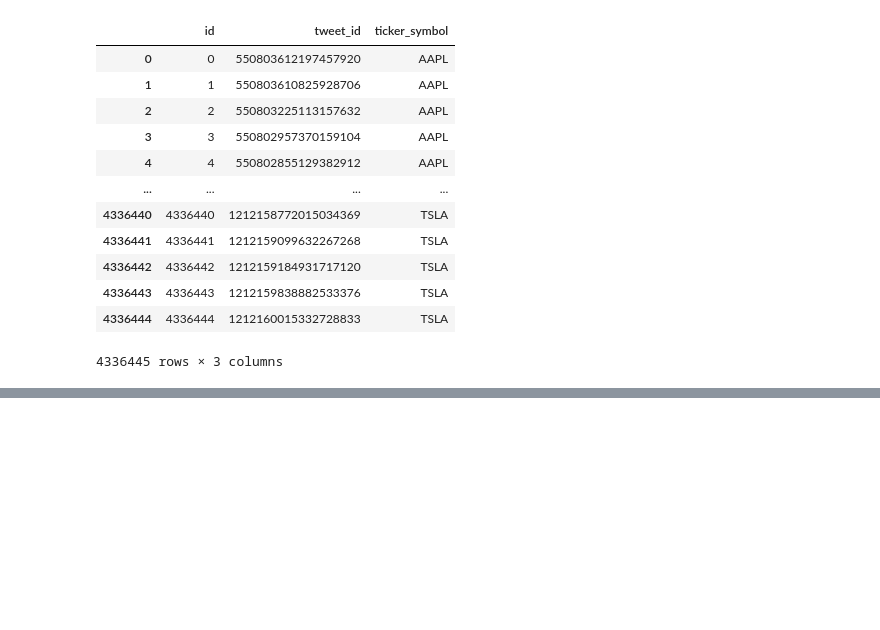
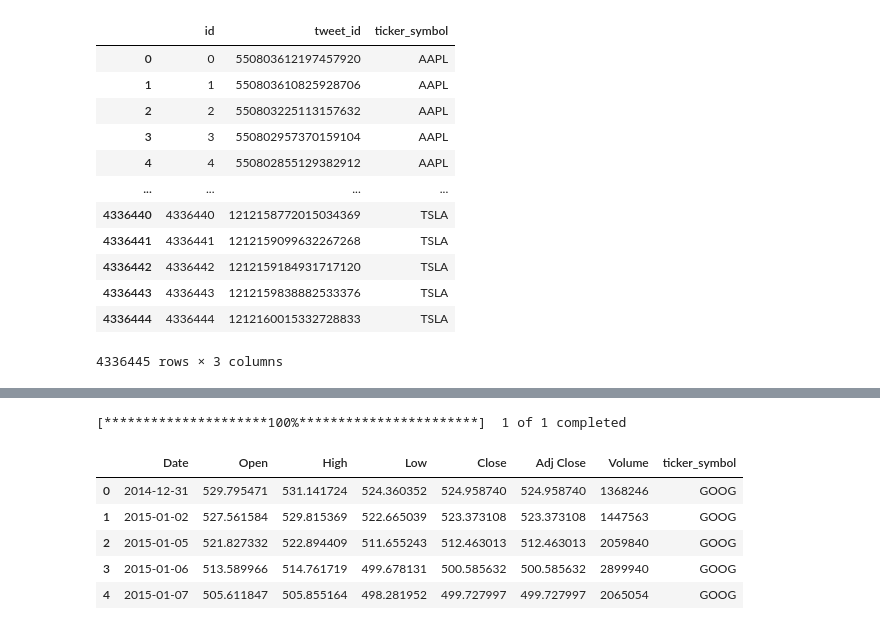
Before and after one commit to ambervanharskamp/ELT-Project, a Jupyter notebook: data_etl.ipynb, the cells around one changed output, grey strips where cells are left out. Drawn from its saved outputs; the diff is of its cells as text; code cells hidden in the pictures; blank space fills up the shorter version.

```diff
--- a/data_etl.ipynb
+++ b/data_etl.ipynb
@@ -85,0 +121,15 @@ tweet_index
+# %%
+#extract GOOG stock data from yf, add ticker symbol and reset index
+goog_stock = yf.download("GOOG", start="2015-01-01", end="2019-12-31")
+goog_stock["ticker_symbol"]='GOOG'
+goog_stock=goog_stock.reset_index()
+goog_stock=goog_stock.rename(columns={"index":"id"})
+goog_stock.head()
+# %% [output]
+[*********************100%***********************]  1 of 1 completed
+|  | Date | Open | High | Low | Close | Adj Close | Volume | ticker_symbol |
+| 0 | 2014-12-31 | 529.795471 | 531.141724 | 524.360352 | 524.958740 | 524.958740 | 1368246 | GOOG |
+| 1 | 2015-01-02 | 527.561584 | 529.815369 | 522.665039 | 523.373108 | 523.373108 | 1447563 | GOOG |
+| 2 | 2015-01-05 | 521.827332 | 522.894409 | 511.655243 | 512.463013 | 512.463013 | 2059840 | GOOG |
+| 3 | 2015-01-06 | 513.589966 | 514.761719 | 499.678131 | 500.585632 | 500.585632 | 2899940 | GOOG |
+| 4 | 2015-01-07 | 505.611847 | 505.855164 | 498.281952 | 499.727997 | 499.727997 | 2065054 | GOOG |
```
Also changed, not shown: parts of 18 cells of this notebook, 2 other files.
